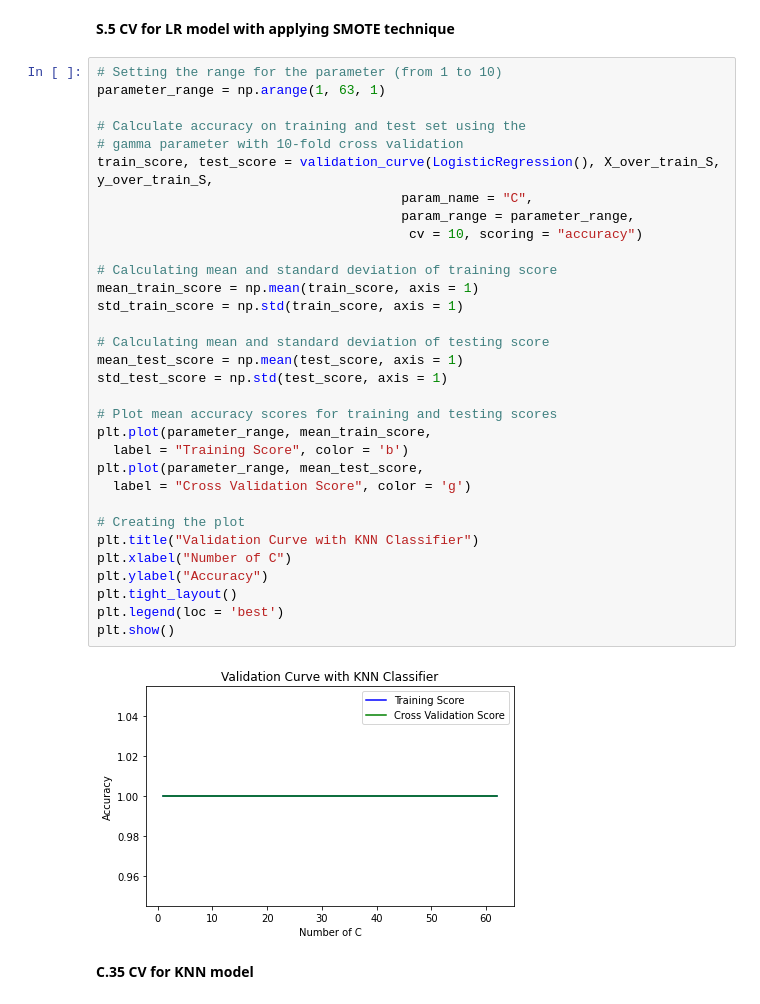
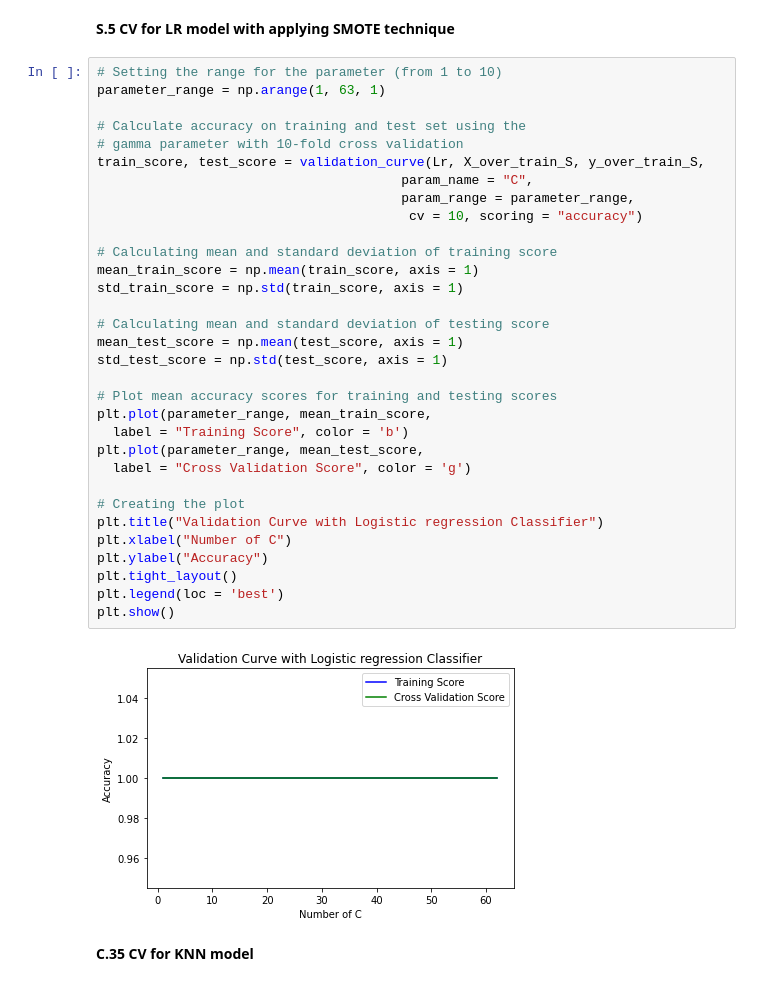
Before and after one commit to TermProject702/Flooding702, a Jupyter notebook: Model.ipynb, the cells around one changed output. Drawn from its saved outputs; the diff is of its cells as text.

```diff
--- a/Model.ipynb
+++ b/Model.ipynb
@@ -782,36 +764,36 @@ plt.show()
 # Setting the range for the parameter (from 1 to 10)
 parameter_range = np.arange(1, 63, 1)
 
 # Calculate accuracy on training and test set using the
 # gamma parameter with 10-fold cross validation
-train_score, test_score = validation_curve(LogisticRegression(), X_over_train_S, y_over_train_S,
+train_score, test_score = validation_curve(Lr, X_over_train_S, y_over_train_S,
                                        param_name = "C",
                                        param_range = parameter_range,
                                         cv = 10, scoring = "accuracy")
 
 # Calculating mean and standard deviation of training score
 mean_train_score = np.mean(train_score, axis = 1)
 std_train_score = np.std(train_score, axis = 1)
 
 # Calculating mean and standard deviation of testing score
 mean_test_score = np.mean(test_score, axis = 1)
 std_test_score = np.std(test_score, axis = 1)
 
 # Plot mean accuracy scores for training and testing scores
 plt.plot(parameter_range, mean_train_score,
   label = "Training Score", color = 'b')
 plt.plot(parameter_range, mean_test_score,
   label = "Cross Validation Score", color = 'g')
 
 # Creating the plot
-plt.title("Validation Curve with KNN Classifier")
+plt.title("Validation Curve with Logistic regression Classifier")
 plt.xlabel("Number of C")
 plt.ylabel("Accuracy")
 plt.tight_layout()
 plt.legend(loc = 'best')
 plt.show()
 # %% [output]
-[figure, old version]
+[figure, new version]
 # %% [markdown]
 **C.35 CV for KNN model**
 # %%
```
Also changed, not shown: parts of 23 cells of this notebook.
